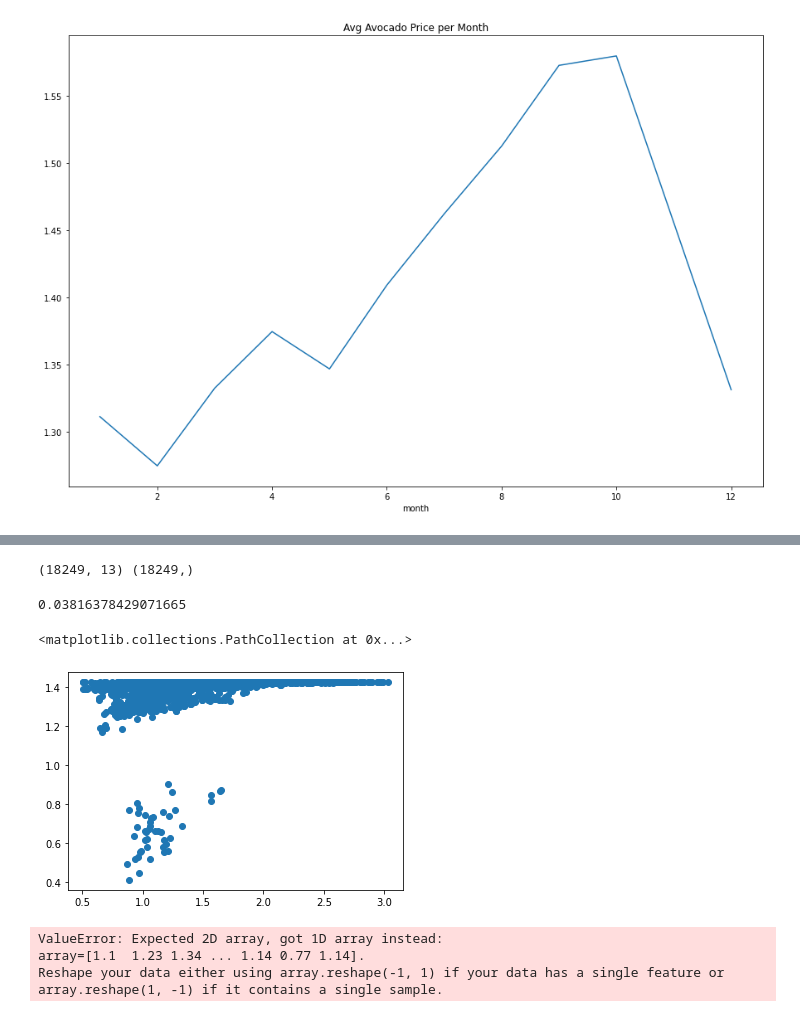
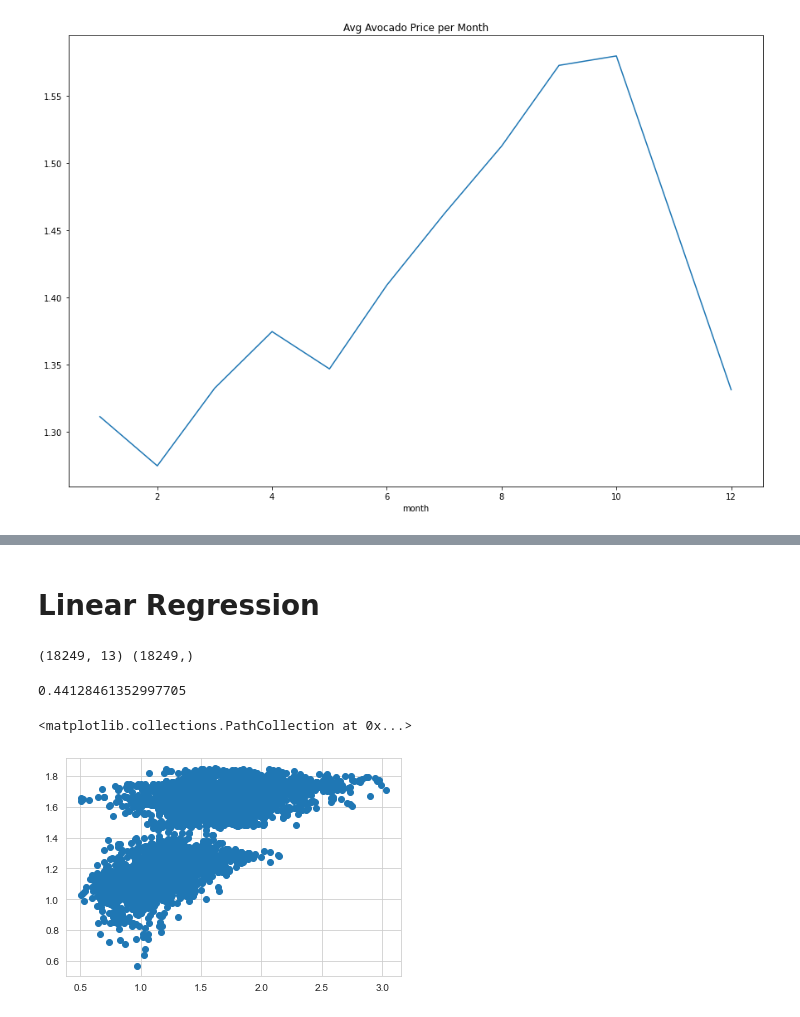
Before and after one commit to aschultz10/project3, a Jupyter notebook: code/avocado.final.ipynb, the cells around one changed output, grey strips where cells are left out. Drawn from its saved outputs; the diff is of its cells as text; code cells hidden in the pictures.

```diff
--- a/code/avocado.final.ipynb
+++ b/code/avocado.final.ipynb
@@ -134,0 +174,15 @@ Text(0.5, 1.0, 'Avg Avocado Price per Month')
+# %%
+#figure
+plt.figure(figsize=(20,20))
+
+#sns syntax
+sns.set_style('whitegrid')
+sns.pointplot(x='AveragePrice',y='region',data=data, hue='year',join=False)
+plt.yticks(np.linspace(1,2,5))
+
+
+
+#labeling
+plt.ylabel('Regions',{'fontsize' : 'large'})
+plt.xlabel('Average Avocado Price',{'fontsize':'large'})
+plt.title("Average Price in Each Region Over Time",{'fontsize':20})
@@ -136,9 +201,7 @@ Text(0.5, 1.0, 'Avg Avocado Price per Month')
 # Objects to Integers
 for label, content in data_sep.items():
     if pd.api.types.is_string_dtype(content):
-        data_sep[label]  = pd.Categorical(content).codes+1
-
-for label, content in data.items():
-    if pd.api.types.is_string_dtype(content):
         data[label]  = pd.Categorical(content).codes+1
+# %% [markdown]
+# Linear Regression ##
 # %%
@@ -152,30 +214,17 @@ print(X.shape, y.shape)
 (18249, 13) (18249,)
 # %%
 from sklearn.model_selection import train_test_split
-xtrain, xtest, ytrain, ytest = train_test_split(x, y, random_state=1)
+xtrain, xtest, ytrain, ytest = train_test_split(X, y, random_state=1)
 # %%
 from sklearn.linear_model import LinearRegression
 linear=LinearRegression()
 linear.fit(xtrain,ytrain)
-pred=linear.predict(xtest)
+lr_pred=linear.predict(xtest)
 linear.score(xtrain, ytrain)
 # %% [output]
-0.03816378429071665
+0.44128461352997705
 # %%
-plt.scatter(x=ytest,y=pred)
+plt.scatter(x=ytest,y=lr_pred)
 # %% [output]
 <matplotlib.collections.PathCollection at 0x...>
-[figure, old version]
+[figure, new version]
-# %%
-from sklearn.preprocessing import StandardScaler
-
-# Create a StandardScater model and fit it to the training data
-
-### BEGIN SOLUTION
-X_scaler = StandardScaler().fit(xtrain)
-y_scaler = StandardScaler().fit(ytrain)
-### END SOLUTION
-# %% [output]
-ValueError: Expected 2D array, got 1D array instead:
-array=[1.1  1.23 1.34 ... 1.14 0.77 1.14].
-Reshape your data either using array.reshape(-1, 1) if your data has a single feature or array.reshape(1, -1) if it contains a single sample.
```
Also changed, not shown: parts of 39 cells of this notebook.
